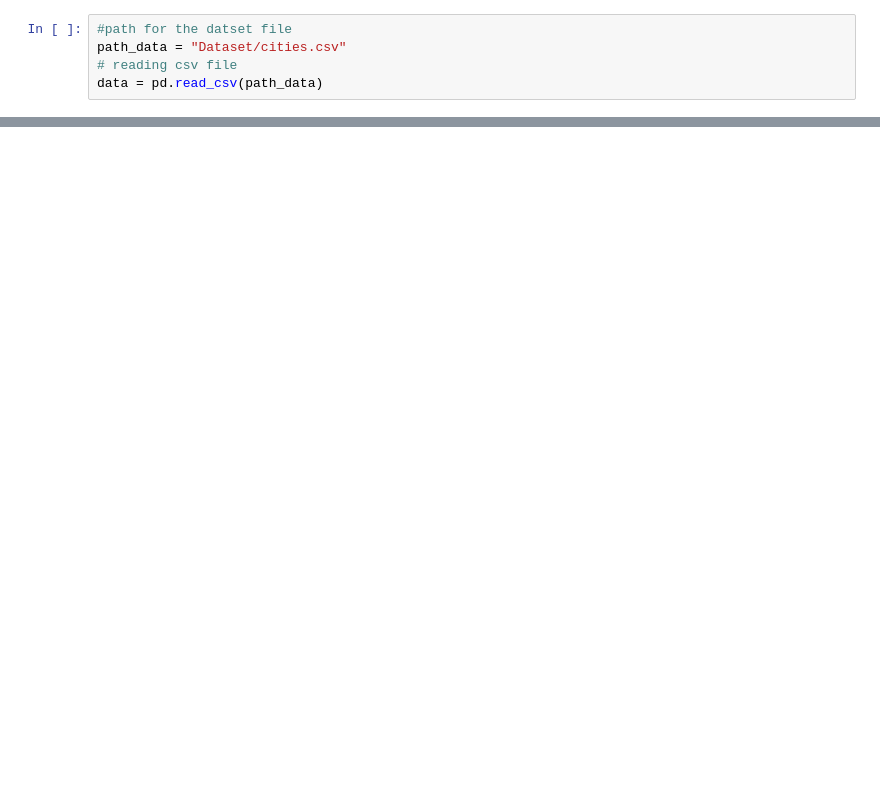
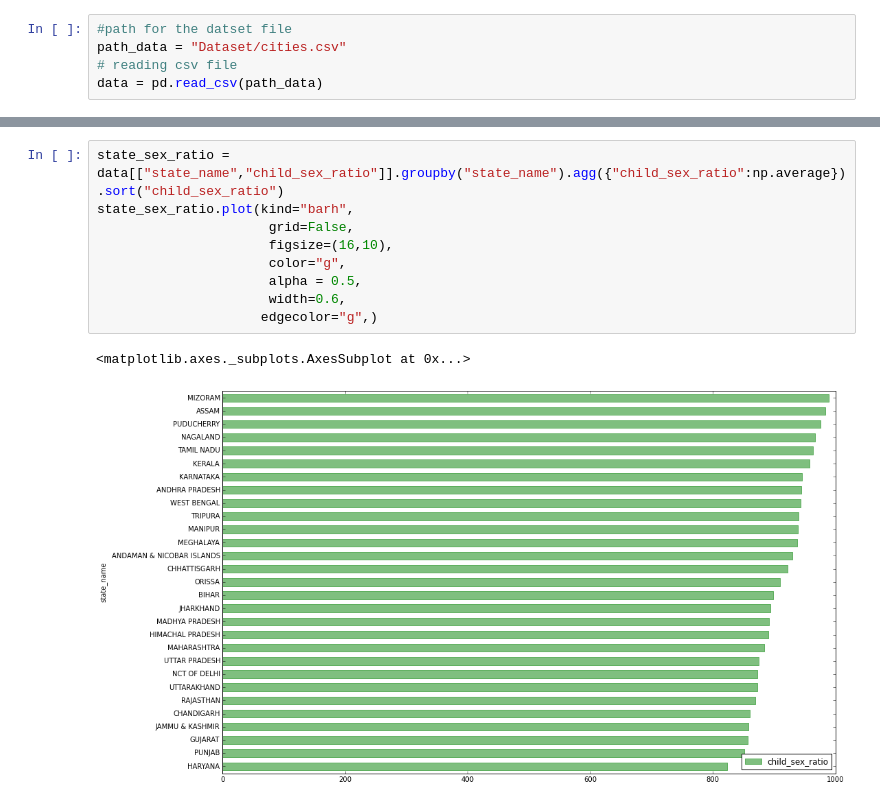
Before and after one commit to ankit864/kaggle, a Jupyter notebook: Top 500 cities India/indian_city.ipynb, the cells around one changed output, grey strips where cells are left out. Drawn from its saved outputs; the diff is of its cells as text; blank space fills up the shorter version.

```diff
--- a/Top 500 cities India/indian_city.ipynb
+++ b/Top 500 cities India/indian_city.ipynb
@@ -40,0 +67,12 @@ top_25_populated_city.plot(x = top_25_populated_city["name_of_city"],
+# %%
+state_sex_ratio = data[["state_name","child_sex_ratio"]].groupby("state_name").agg({"child_sex_ratio":np.average}).sort("child_sex_ratio")
+state_sex_ratio.plot(kind="barh",
+                      grid=False,
+                      figsize=(16,10),
+                      color="g",
+                      alpha = 0.5,
+                      width=0.6,
+                     edgecolor="g",)
+# %% [output]
+<matplotlib.axes._subplots.AxesSubplot at 0x...>
+[figure, added]
```
Also changed, not shown: parts of 7 cells of this notebook.
